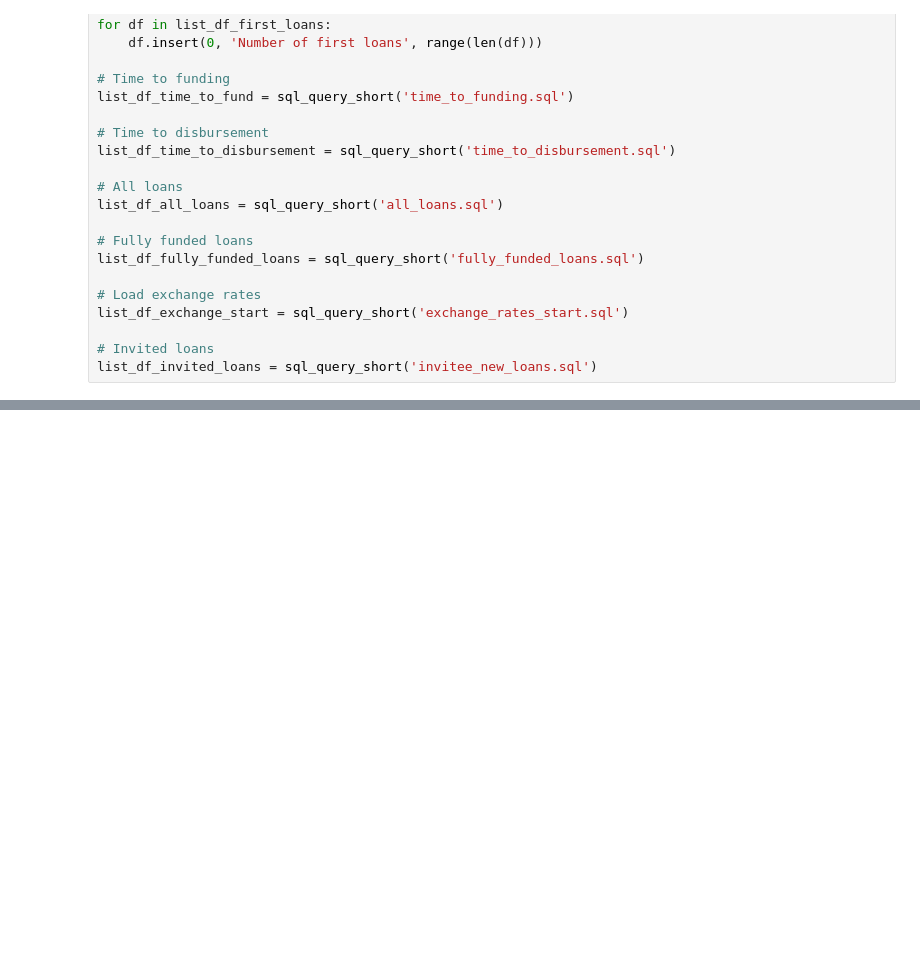
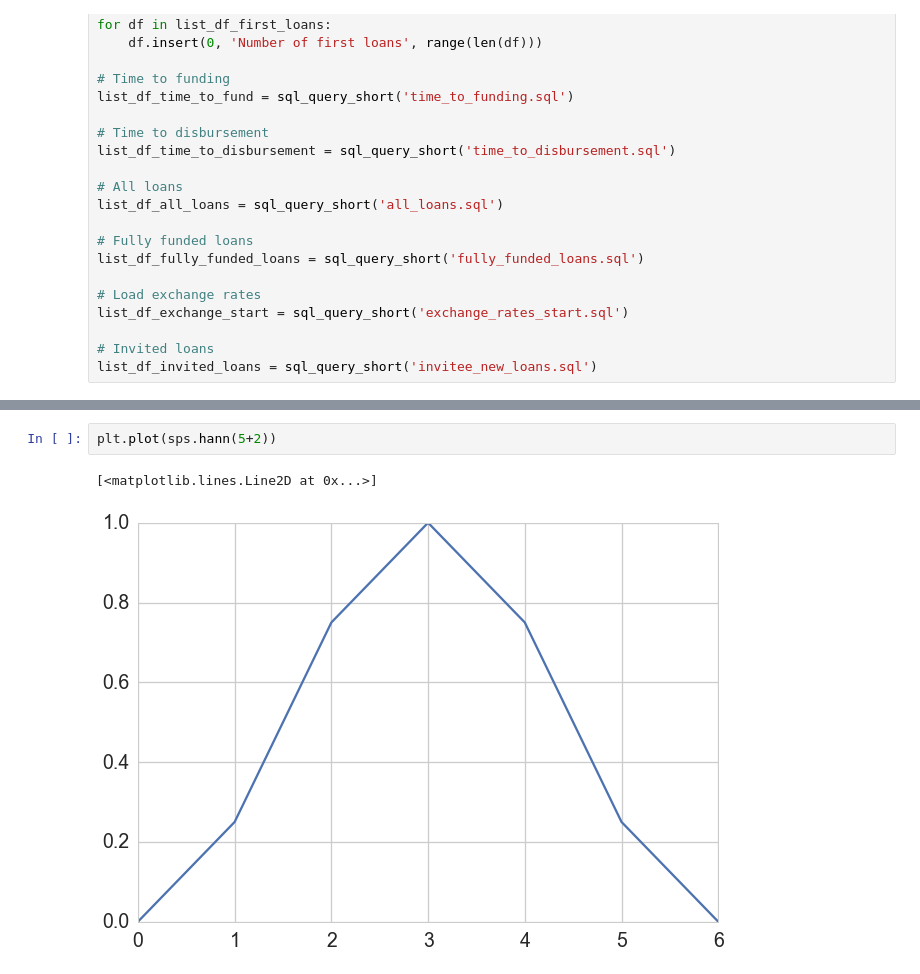
Before and after one commit to glenday/Zidisha, a Jupyter notebook: ZidishaApp/app/Zidisha_complex_fit.ipynb, the cells around one changed output, grey strips where cells are left out. Drawn from its saved outputs; the diff is of its cells as text; blank space fills up the shorter version.

```diff
--- a/ZidishaApp/app/Zidisha_complex_fit.ipynb
+++ b/ZidishaApp/app/Zidisha_complex_fit.ipynb
@@ -125,0 +165,5 @@ def rect_window_filter(data: np.array, window_length: int) -> np.array:
+# %%
+plt.plot(sps.hann(5+2))
+# %% [output]
+[<matplotlib.lines.Line2D at 0x...>]
+[figure, added]
```
Also changed, not shown: parts of 22 cells of this notebook, 9 other files.
